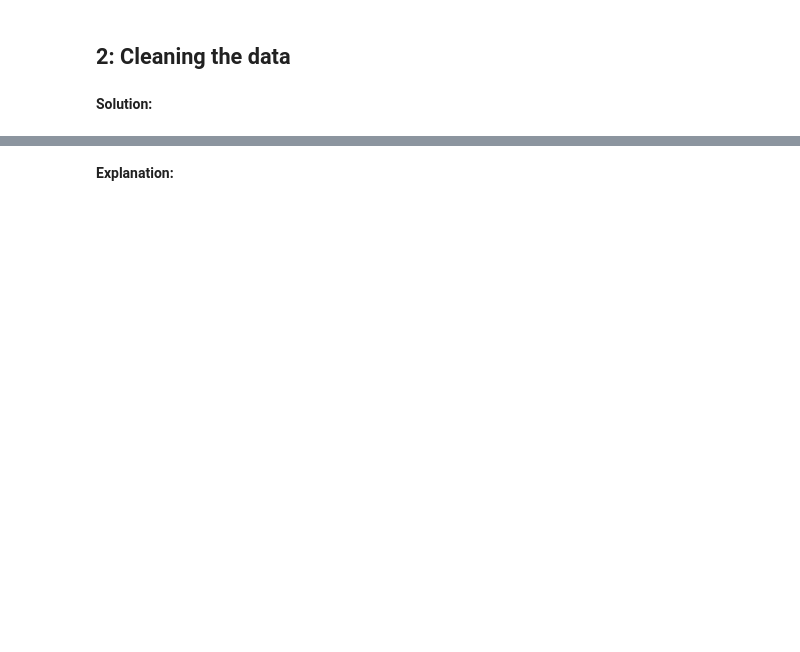
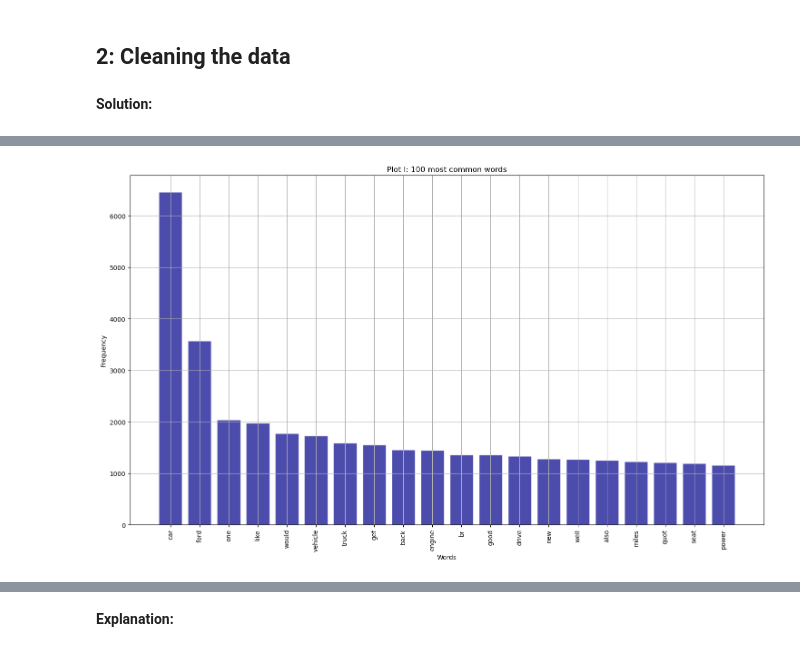
Before and after one commit to beyzoskaya/Data-Science-CS-552, a Jupyter notebook: hw3/Kaya-Beyza-552_HW3.ipynb, the cells around one changed output, grey strips where cells are left out. Cells and saved outputs as stored; diff of their text form; code cells hidden in the pictures; blank space fills up the shorter version.

```diff
--- a/hw3/Kaya-Beyza-552_HW3.ipynb
+++ b/hw3/Kaya-Beyza-552_HW3.ipynb
@@ -508,0 +569,16 @@ def plot_common_words(common_words):
+# %%
+import re
+import nltk
+from nltk.corpus import stopwords
+
+nltk.download('stopwords')
+stop_words = set(stopwords.words('english'))
+
+def clean_text(text):
+    text = text.lower()  # lowercase
+    text = re.sub(r'\d+', '', text)  # remove numbers
+    text = re.sub(r'[^\w\s]', '', text)  # remove punctuation
+    text = re.sub(r'\s+', ' ', text).strip()  # remove extra whitespace
+    # remove stopwords
+    text = " ".join([word for word in text.split() if word not in stop_words])
+    return text
@@ -508,0 +589,3 @@ def plot_common_words(common_words):
+# %%
+data['clean_text'] = data['text'].apply(clean_text)
+print(data[['text', 'clean_text']].head())
@@ -508,0 +606,7 @@ def plot_common_words(common_words):
+# %%
+words = extract_words(data['clean_text'])
+
+common_words_cleaned = pd.DataFrame(Counter(words).most_common(20), columns=["word", "frequency"])
+plot_common_words(common_words_cleaned)
+# %% [output]
+[figure, added]
```
Also changed, not shown: parts of 39 cells of this notebook.
